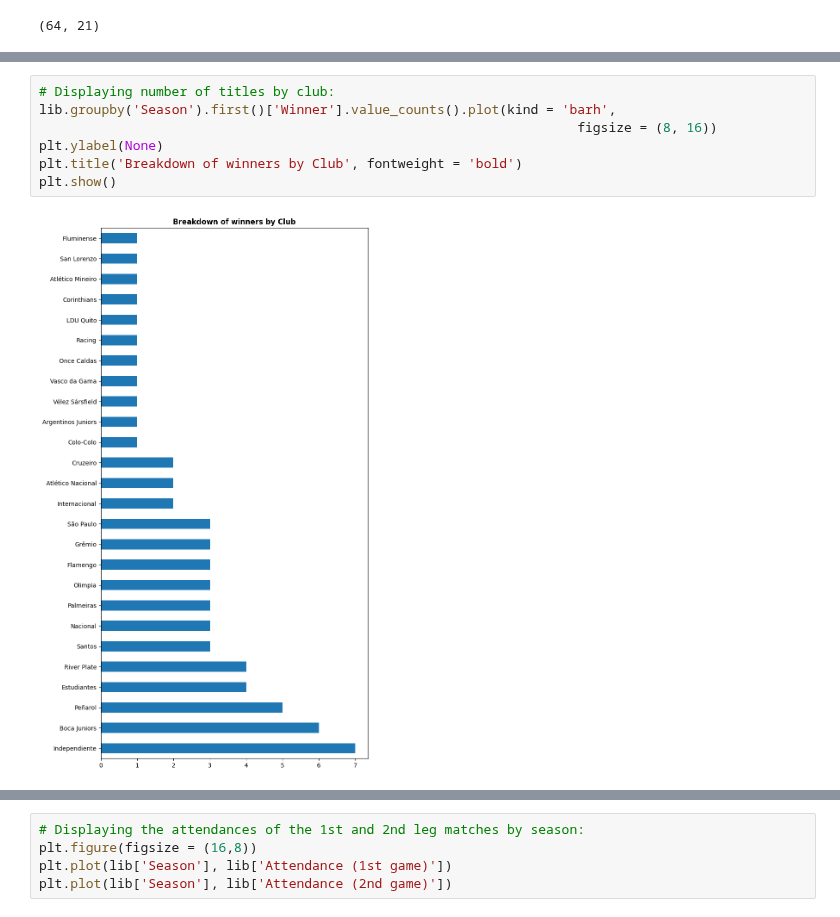
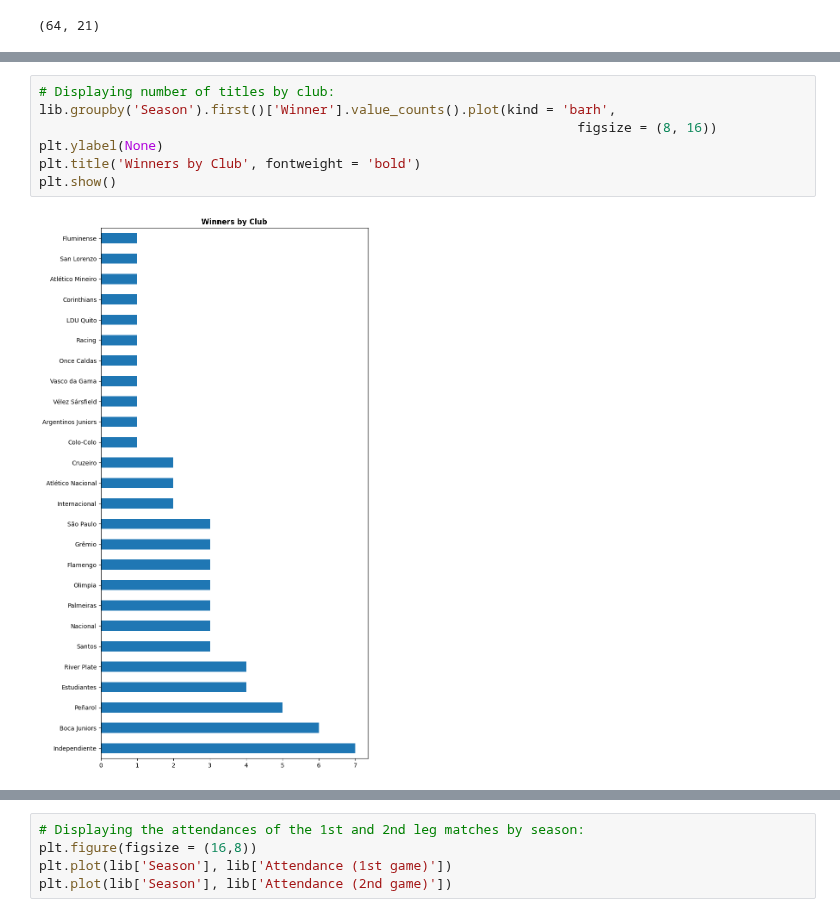
Before and after one commit to guilhermelaviola/SoccerCompetitionsStudy, a Jupyter notebook: CopaLibertadoresStudy.ipynb, the cells around one changed output, grey strips where cells are left out. Drawn from its saved outputs; the diff is of its cells as text.

```diff
--- a/CopaLibertadoresStudy.ipynb
+++ b/CopaLibertadoresStudy.ipynb
@@ -52,12 +52,12 @@ memory usage: 10.6+ KB
 # %%
 # Displaying number of titles by club:
 lib.groupby('Season').first()['Winner'].value_counts().plot(kind = 'barh',
                                                                      figsize = (8, 16))
 plt.ylabel(None)
-plt.title('Breakdown of winners by Club', fontweight = 'bold')
+plt.title('Winners by Club', fontweight = 'bold')
 plt.show()
 # %% [output]
-[figure, old version]
+[figure, new version]
 # %%
 # Displaying number of runners-up by club:
 lib.groupby('Season').first()['Runner-up'].value_counts().plot(kind = 'barh',
```
Also changed, not shown: parts of 3 cells of this notebook.
